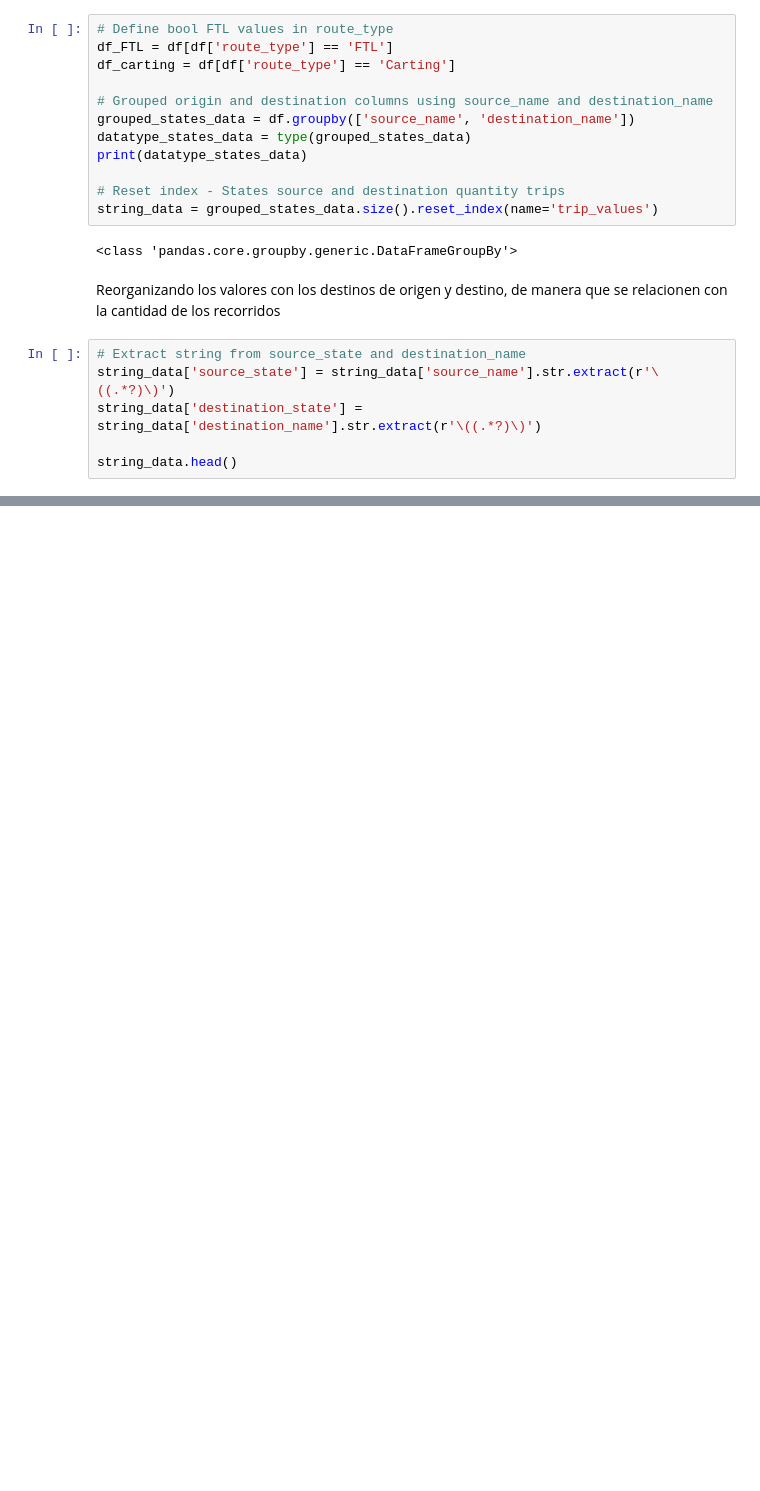
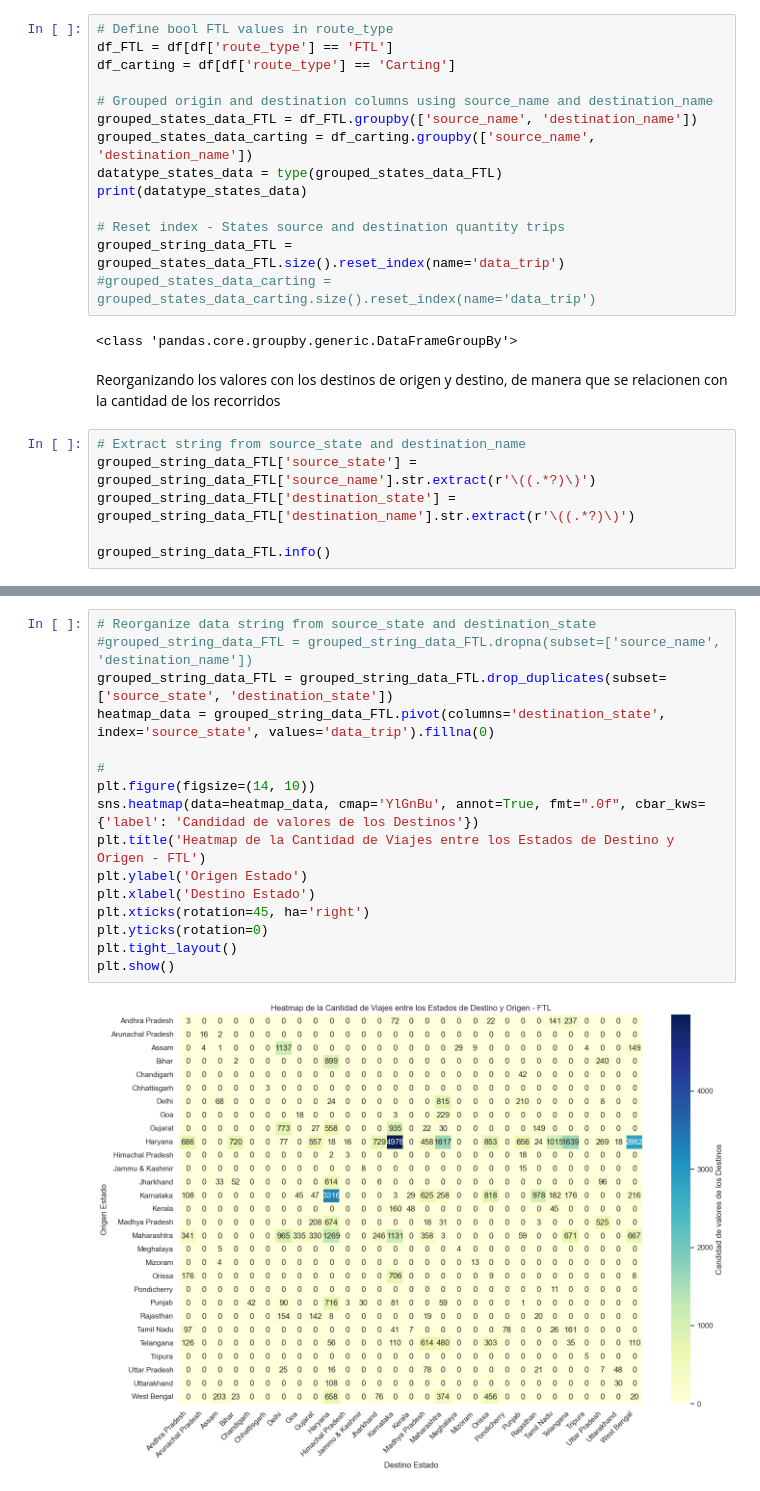
Before and after one commit to luroel/Deep-Dive-Delhivery, a Jupyter notebook: main.ipynb, the cells around one changed output, grey strips where cells are left out. Drawn from its saved outputs; the diff is of its cells as text; blank space fills up the shorter version.

```diff
--- a/main.ipynb
+++ b/main.ipynb
@@ -213,19 +224,21 @@ df_FTL = df[df['route_type'] == 'FTL']
 df_carting = df[df['route_type'] == 'Carting']
 
 # Grouped origin and destination columns using source_name and destination_name
-grouped_states_data = df.groupby(['source_name', 'destination_name'])
-datatype_states_data = type(grouped_states_data)
+grouped_states_data_FTL = df_FTL.groupby(['source_name', 'destination_name'])
+grouped_states_data_carting = df_carting.groupby(['source_name', 'destination_name'])
+datatype_states_data = type(grouped_states_data_FTL)
 print(datatype_states_data)
 
 # Reset index - States source and destination quantity trips
-string_data = grouped_states_data.size().reset_index(name='trip_values')
+grouped_string_data_FTL = grouped_states_data_FTL.size().reset_index(name='data_trip')
+#grouped_states_data_carting = grouped_states_data_carting.size().reset_index(name='data_trip')
 # %% [output]
 <class 'pandas.core.groupby.generic.DataFrameGroupBy'>
 # %% [markdown]
 Reorganizando los valores con los destinos de origen y destino, de manera que se relacionen con la cantidad de los recorridos
 # %%
 # Extract string from source_state and destination_name
-string_data['source_state'] = string_data['source_name'].str.extract(r'\((.*?)\)')
-string_data['destination_state'] = string_data['destination_name'].str.extract(r'\((.*?)\)')
+grouped_string_data_FTL['source_state'] = grouped_string_data_FTL['source_name'].str.extract(r'\((.*?)\)')
+grouped_string_data_FTL['destination_state'] = grouped_string_data_FTL['destination_name'].str.extract(r'\((.*?)\)')
 
-string_data.head()
+grouped_string_data_FTL.info()
@@ -231,0 +260,18 @@ string_data.head()
+# %%
+# Reorganize data string from source_state and destination_state
+#grouped_string_data_FTL = grouped_string_data_FTL.dropna(subset=['source_name', 'destination_name'])
+grouped_string_data_FTL = grouped_string_data_FTL.drop_duplicates(subset=['source_state', 'destination_state'])
+heatmap_data = grouped_string_data_FTL.pivot(columns='destination_state', index='source_state', values='data_trip').fillna(0)
+
+#
+plt.figure(figsize=(14, 10))
+sns.heatmap(data=heatmap_data, cmap='YlGnBu', annot=True, fmt=".0f", cbar_kws={'label': 'Candidad de valores de los Destinos'})
+plt.title('Heatmap de la Cantidad de Viajes entre los Estados de Destino y Origen - FTL')
+plt.ylabel('Origen Estado')
+plt.xlabel('Destino Estado')
+plt.xticks(rotation=45, ha='right')
+plt.yticks(rotation=0)
+plt.tight_layout()
+plt.show()
+# %% [output]
+[figure, added]
```
Also changed, not shown: parts of 3 cells of this notebook.
